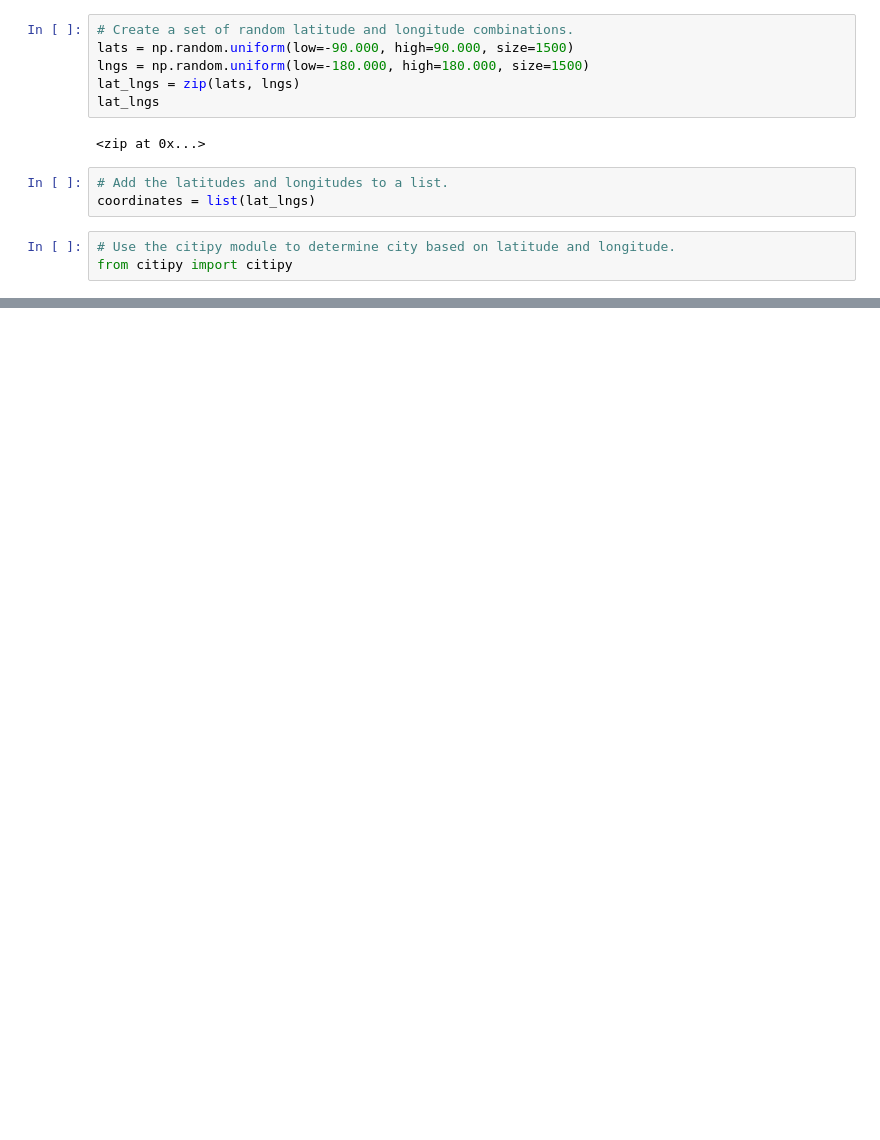
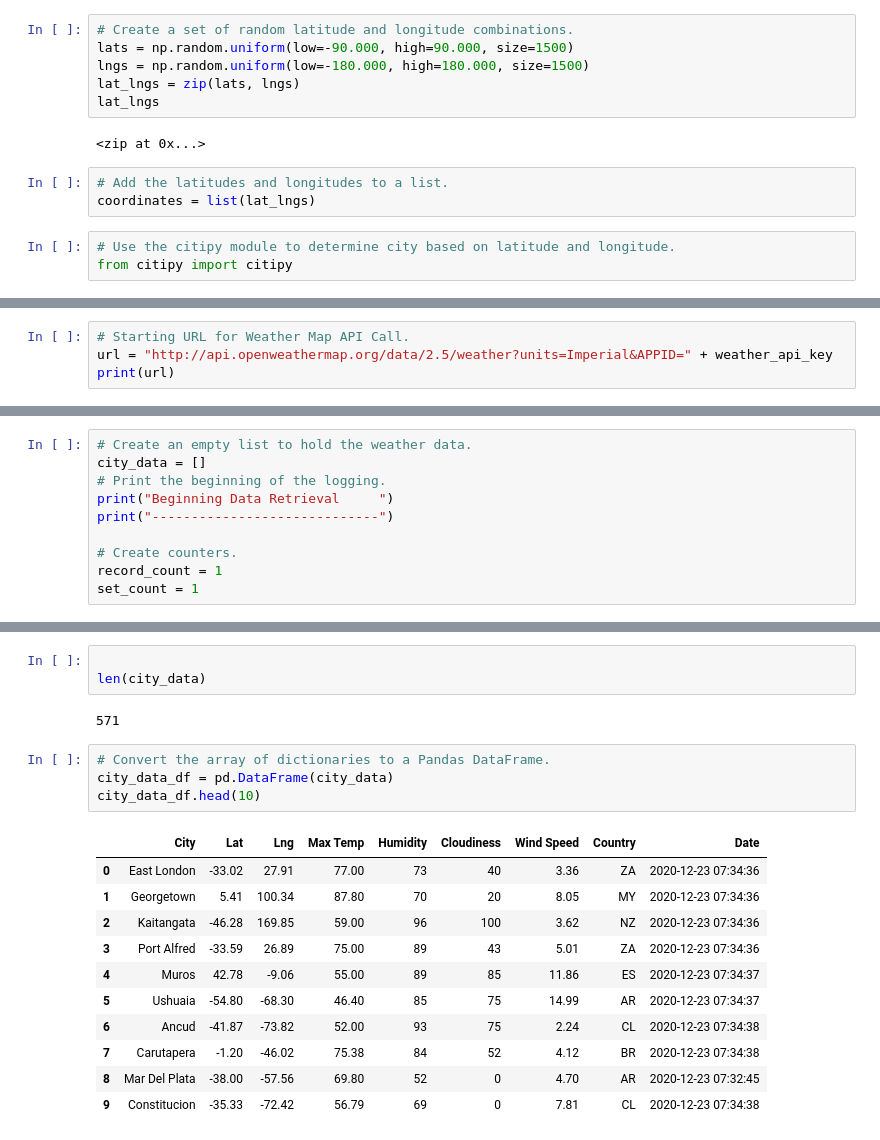
Before and after one commit to RussellShelley/World_Weather_Analysis, a Jupyter notebook: WeatherPy.ipynb, the cells around one changed output, grey strips where cells are left out. Saved outputs shown, nothing was run; the diff lists cells and outputs as text; blank space fills up the shorter version.

Commit message:
adding weather data

```diff
--- a/WeatherPy.ipynb
+++ b/WeatherPy.ipynb
@@ -37,0 +45,4 @@ print (cities)
+# %%
+# Starting URL for Weather Map API Call.
+url = "http://api.openweathermap.org/data/2.5/weather?units=Imperial&APPID=" + weather_api_key
+print(url)
@@ -37,0 +51,10 @@ print (cities)
+# %%
+# Create an empty list to hold the weather data.
+city_data = []
+# Print the beginning of the logging.
+print("Beginning Data Retrieval     ")
+print("-----------------------------")
+
+# Create counters.
+record_count = 1
+set_count = 1
@@ -37,0 +131,21 @@ print (cities)
+# %%
+
+len(city_data)
+# %% [output]
+571
+# %%
+# Convert the array of dictionaries to a Pandas DataFrame.
+city_data_df = pd.DataFrame(city_data)
+city_data_df.head(10)
+# %% [output]
+|  | City | Lat | Lng | Max Temp | Humidity | Cloudiness | Wind Speed | Country | Date |
+| 0 | East London | -33.02 | 27.91 | 77.00 | 73 | 40 | 3.36 | ZA | 2020-12-23 07:34:36 |
+| 1 | Georgetown | 5.41 | 100.34 | 87.80 | 70 | 20 | 8.05 | MY | 2020-12-23 07:34:36 |
+| 2 | Kaitangata | -46.28 | 169.85 | 59.00 | 96 | 100 | 3.62 | NZ | 2020-12-23 07:34:36 |
+| 3 | Port Alfred | -33.59 | 26.89 | 75.00 | 89 | 43 | 5.01 | ZA | 2020-12-23 07:34:36 |
+| 4 | Muros | 42.78 | -9.06 | 55.00 | 89 | 85 | 11.86 | ES | 2020-12-23 07:34:37 |
+| 5 | Ushuaia | -54.80 | -68.30 | 46.40 | 85 | 75 | 14.99 | AR | 2020-12-23 07:34:37 |
+| 6 | Ancud | -41.87 | -73.82 | 52.00 | 93 | 75 | 2.24 | CL | 2020-12-23 07:34:38 |
+| 7 | Carutapera | -1.20 | -46.02 | 75.38 | 84 | 52 | 4.12 | BR | 2020-12-23 07:34:38 |
+| 8 | Mar Del Plata | -38.00 | -57.56 | 69.80 | 52 | 0 | 4.70 | AR | 2020-12-23 07:32:45 |
+| 9 | Constitucion | -35.33 | -72.42 | 56.79 | 69 | 0 | 7.81 | CL | 2020-12-23 07:34:38 |
```
Also changed, not shown: parts of 8 cells of this notebook, 2 other files.
